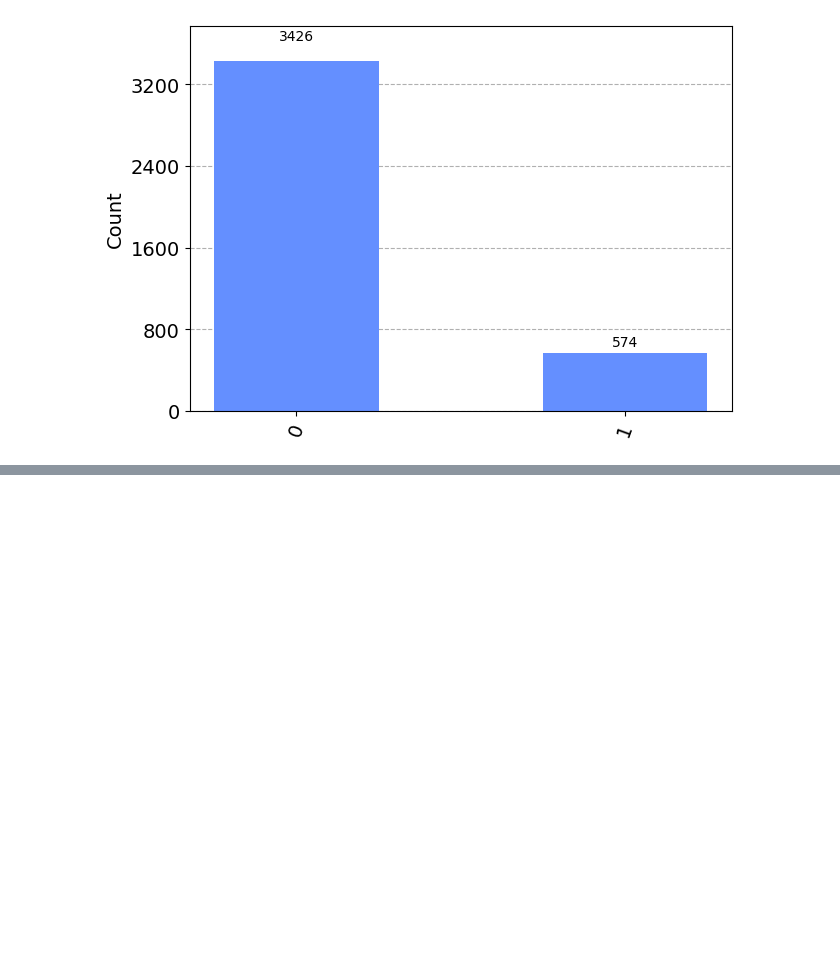
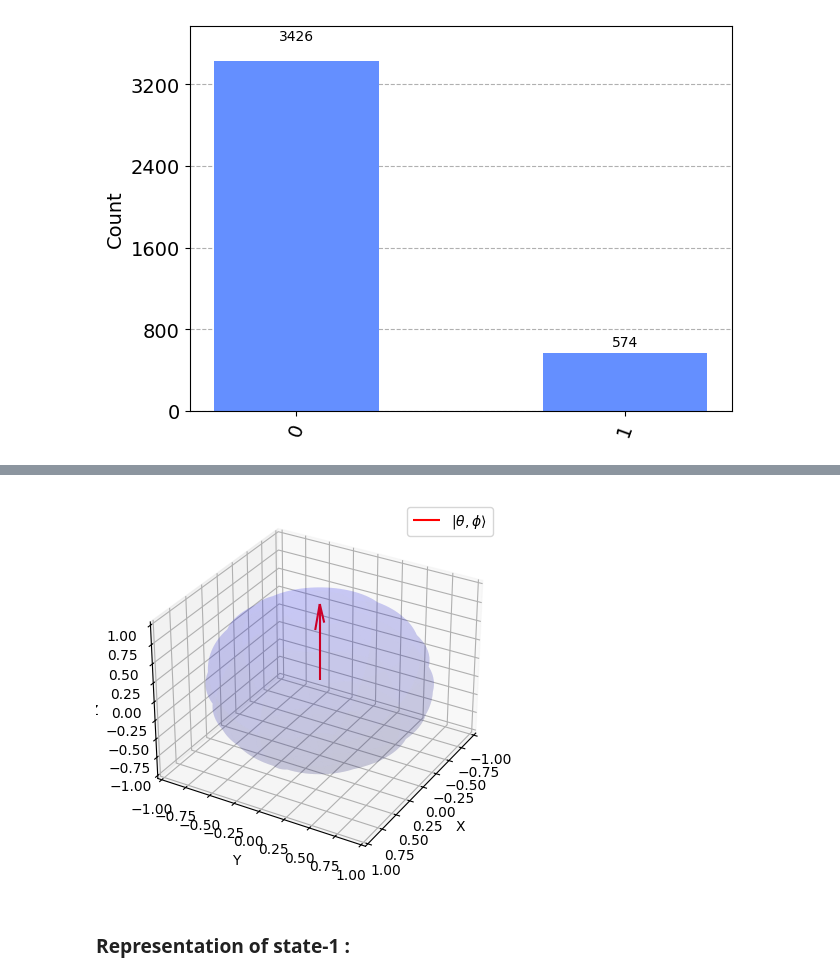
Before and after one commit to PavanCyborg/Qiskit-Notes, a Jupyter notebook: Quantum Computing Full.ipynb, the cells around one changed output, grey strips where cells are left out. Drawn from its saved outputs; the diff is of its cells as text; code cells hidden in the pictures; blank space fills up the shorter version.

Commit message:
"bloch sphere"

```diff
--- a/Quantum Computing Full.ipynb
+++ b/Quantum Computing Full.ipynb
@@ -2128,0 +2268,43 @@ plot_histogram(statistics)
+# %%
+import matplotlib.pyplot as plt
+from mpl_toolkits.mplot3d import Axes3D
+import numpy as np
+
+def bloch_sphere(theta, phi):
+    fig = plt.figure()
+    ax = fig.add_subplot(111, projection='3d')
+
+    # Bloch Sphere Surface
+    u = np.linspace(0, 2 * np.pi, 100)
+    v = np.linspace(0, np.pi, 100)
+    x = np.outer(np.cos(u), np.sin(v))
+    y = np.outer(np.sin(u), np.sin(v))
+    z = np.outer(np.ones(np.size(u)), np.cos(v))
+    ax.plot_surface(x, y, z, color='b', alpha=0.1, rstride=10, cstride=10)
+
+    # Qubit State Vector
+    x_qubit = np.sin(theta) * np.cos(phi)
+    y_qubit = np.sin(theta) * np.sin(phi)
+    z_qubit = np.cos(theta)
+    ax.quiver(0, 0, 0, x_qubit, y_qubit, z_qubit, color='r', label=r'$|\theta, \phi\rangle$')
+
+    # Plot Settings
+    ax.set_xlim([-1, 1])
+    ax.set_ylim([-1, 1])
+    ax.set_zlim([-1, 1])
+    ax.set_xlabel('X')
+    ax.set_ylabel('Y')
+    ax.set_zlabel('Z')
+    ax.view_init(azim=30, elev=30)
+    ax.legend()
+
+    plt.show()
+
+# Set theta and phi to zero for the |0⟩ state
+theta_zero = 0
+phi_zero = 0
+
+# Generate Bloch Sphere for |0⟩ state
+bloch_sphere(theta_zero, phi_zero)
+# %% [output]
+[figure, added]
@@ -2128,0 +2329,2 @@ plot_histogram(statistics)
+# %% [markdown]
+### Representation of state-1 :
```
Also changed, not shown: parts of 6 cells of this notebook, 1 other file.
